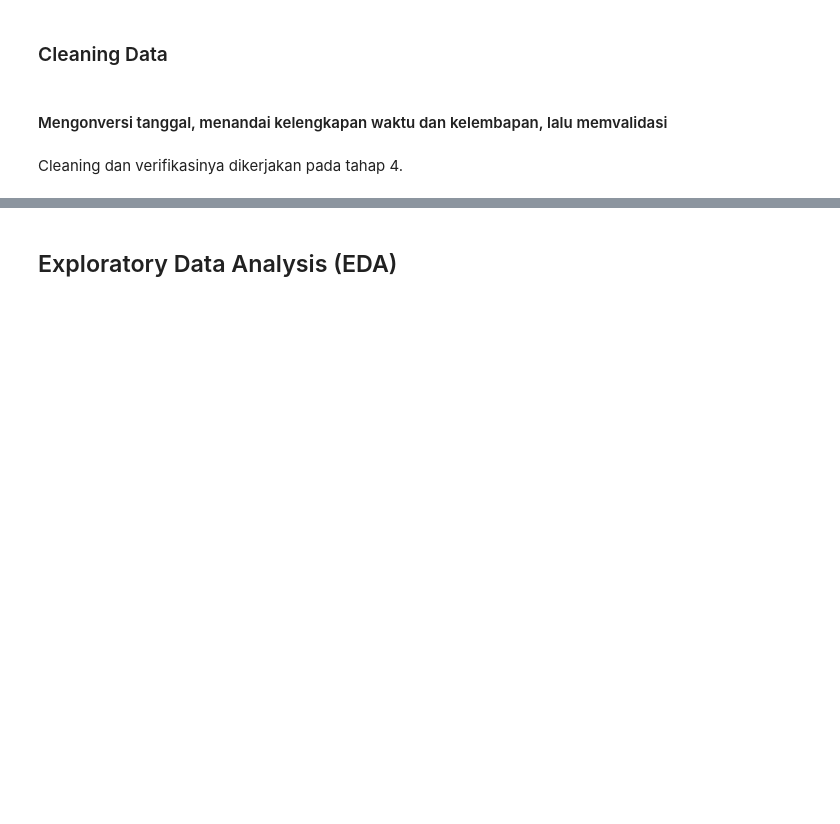
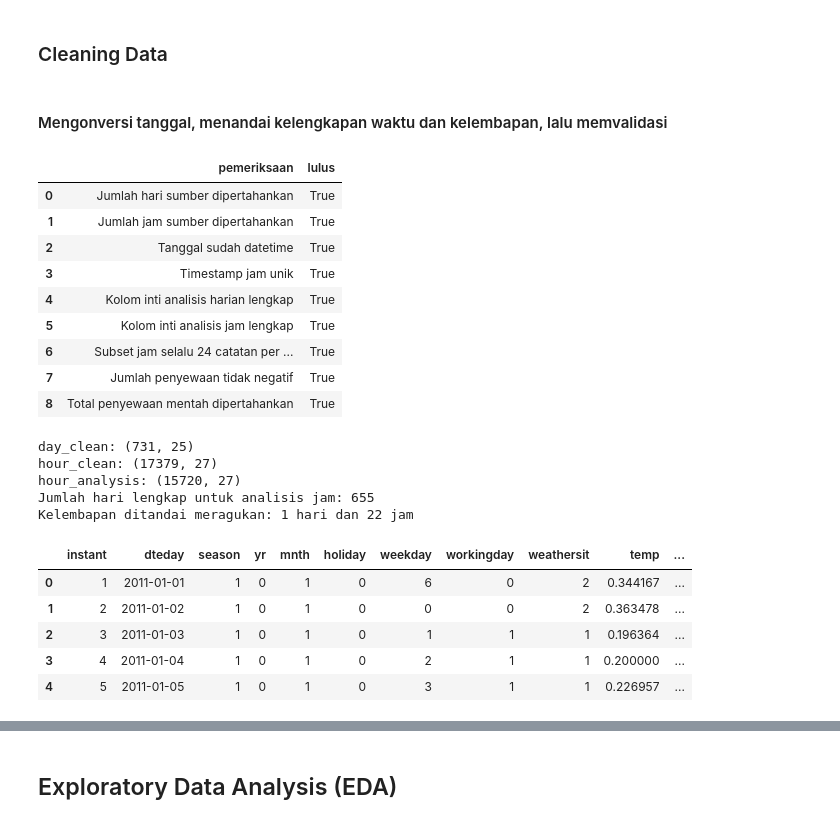
Before and after one commit to tatavvaka/Bike-Sharing-Analysis, a Jupyter notebook: notebook.ipynb, the cells around one changed output, grey strips where cells are left out. Saved outputs shown, nothing was run; the diff lists cells and outputs as text; code cells hidden in the pictures; blank space fills up the shorter version.

Commit message:
feat: clean data and validate results

```diff
--- a/notebook.ipynb
+++ b/notebook.ipynb
@@ -288,5 +288,81 @@ Tidak ada sel kosong atau baris duplikat pada CSV asli. Namun, pemeriksaan kalen
 ### Cleaning Data
 # %% [markdown]
 #### Mengonversi tanggal, menandai kelengkapan waktu dan kelembapan, lalu memvalidasi
-# %% [markdown]
-Cleaning dan verifikasinya dikerjakan pada tahap 4.
+# %%
+# Salinan terpisah menjaga tabel sumber tetap dapat diaudit.
+day_clean = day_df.copy()
+hour_clean = hour_df.copy()
+day_labels = {0: 'Nonkerja', 1: 'Kerja'}
+weather_labels = {1: 'Cerah / berawan', 2: 'Berkabut',
+                  3: 'Hujan / salju ringan', 4: 'Hujan / salju lebat'}
+
+for frame in [day_clean, hour_clean]:
+    frame['dteday'] = pd.to_datetime(frame['dteday'], format='%Y-%m-%d', errors='raise')
+    frame['year'] = frame['dteday'].dt.year
+    frame['month'] = frame['dteday'].dt.month
+    frame['day_type'] = frame['workingday'].map(day_labels).astype('category')
+    frame['weather_label'] = frame['weathersit'].map(weather_labels).astype('category')
+    # Nilai nol dicatat sebagai meragukan; hum sumber tetap dipertahankan.
+    frame['humidity_suspect'] = frame['hum'].eq(0)
+    frame['humidity_pct'] = (frame['hum'] * 100).mask(frame['humidity_suspect'])
+
+day_clean = day_clean.sort_values('dteday').reset_index(drop=True)
+hour_clean['timestamp'] = hour_clean['dteday'] + pd.to_timedelta(hour_clean['hr'], unit='h')
+hour_clean = hour_clean.sort_values('timestamp').reset_index(drop=True)
+
+# Setiap tanggal diberi informasi kelengkapan, tanpa membuat angka penyewaan baru.
+day_clean = day_clean.merge(coverage.reset_index(), on='dteday', how='left', validate='one_to_one')
+hour_clean = hour_clean.merge(coverage.reset_index(), on='dteday', how='left', validate='many_to_one')
+hour_analysis = hour_clean.loc[hour_clean['is_complete_day']].copy()
+
+validation = pd.DataFrame([
+    ('Jumlah hari sumber dipertahankan', len(day_clean) == len(day_df)),
+    ('Jumlah jam sumber dipertahankan', len(hour_clean) == len(hour_df)),
+    ('Tanggal sudah datetime', pd.api.types.is_datetime64_any_dtype(day_clean['dteday'])),
+    ('Timestamp jam unik', hour_clean['timestamp'].is_unique),
+    ('Kolom inti analisis harian lengkap', not day_clean[['dteday', 'year', 'month', 'cnt']].isna().any().any()),
+    ('Kolom inti analisis jam lengkap', not hour_analysis[['dteday', 'hr', 'day_type', 'cnt']].isna().any().any()),
+    ('Subset jam selalu 24 catatan per tanggal', hour_analysis.groupby('dteday').size().eq(24).all()),
+    ('Jumlah penyewaan tidak negatif', day_clean['cnt'].ge(0).all() and hour_clean['cnt'].ge(0).all()),
+    ('Total penyewaan mentah dipertahankan', day_clean['cnt'].sum() == day_df['cnt'].sum()
+     and hour_clean['cnt'].sum() == hour_df['cnt'].sum()),
+], columns=['pemeriksaan', 'lulus'])
+display(validation)
+assert validation['lulus'].all(), 'Periksa kembali hasil validasi cleaning.'
+
+print('day_clean:', day_clean.shape)
+print('hour_clean:', hour_clean.shape)
+print('hour_analysis:', hour_analysis.shape)
+print('Jumlah hari lengkap untuk analisis jam:', hour_analysis['dteday'].nunique())
+print('Kelembapan ditandai meragukan:', int(day_clean['humidity_suspect'].sum()), 'hari dan',
+      int(hour_clean['humidity_suspect'].sum()), 'jam')
+display(day_clean.head())
+display(hour_clean.head())
+
+processed_dir = Path('data/processed')
+processed_dir.mkdir(parents=True, exist_ok=True)
+day_clean.to_csv(processed_dir / 'day_clean.csv', index=False)
+hour_clean.to_csv(processed_dir / 'hour_clean.csv', index=False)
+validation.to_csv('outputs/quality/cleaning_validation.csv', index=False)
+# %% [output]
+|  | pemeriksaan | lulus |
+| 0 | Jumlah hari sumber dipertahankan | True |
+| 1 | Jumlah jam sumber dipertahankan | True |
+| 2 | Tanggal sudah datetime | True |
+| 3 | Timestamp jam unik | True |
+| 4 | Kolom inti analisis harian lengkap | True |
+| 5 | Kolom inti analisis jam lengkap | True |
+| 6 | Subset jam selalu 24 catatan per ... | True |
+| 7 | Jumlah penyewaan tidak negatif | True |
+| 8 | Total penyewaan mentah dipertahankan | True |
+day_clean: (731, 25)
+hour_clean: (17379, 27)
+hour_analysis: (15720, 27)
+Jumlah hari lengkap untuk analisis jam: 655
+Kelembapan ditandai meragukan: 1 hari dan 22 jam
+|  | instant | dteday | season | yr | mnth | holiday | weekday | workingday | weathersit | temp | ... |
+| 0 | 1 | 2011-01-01 | 1 | 0 | 1 | 0 | 6 | 0 | 2 | 0.344167 | ... |
+| 1 | 2 | 2011-01-02 | 1 | 0 | 1 | 0 | 0 | 0 | 2 | 0.363478 | ... |
+| 2 | 3 | 2011-01-03 | 1 | 0 | 1 | 0 | 1 | 1 | 1 | 0.196364 | ... |
+| 3 | 4 | 2011-01-04 | 1 | 0 | 1 | 0 | 2 | 1 | 1 | 0.200000 | ... |
+| 4 | 5 | 2011-01-05 | 1 | 0 | 1 | 0 | 3 | 1 | 1 | 0.226957 | ... |
```
Also changed, not shown: parts of 2 cells of this notebook, 6 other files.
